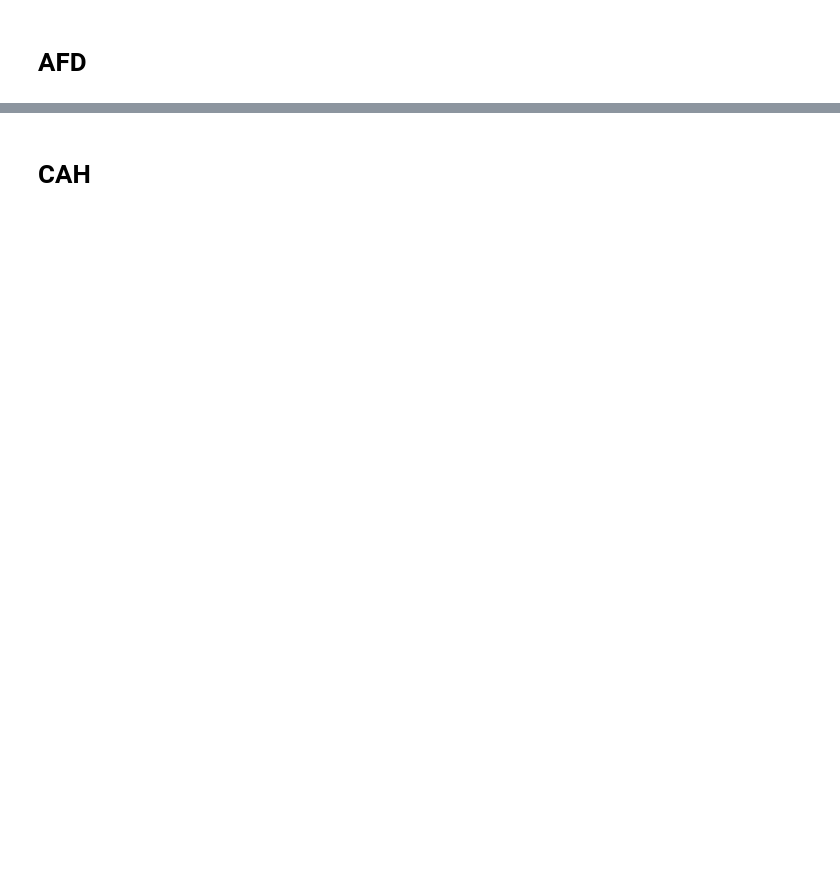
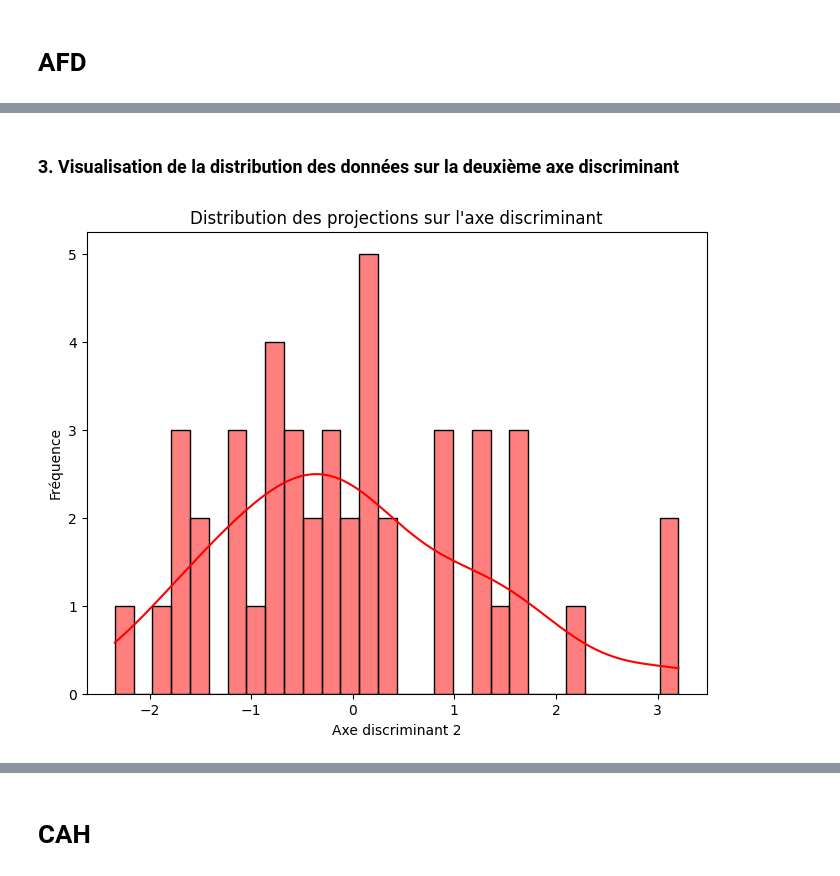
Before and after one commit to mohammed-elkyoud/Data-analyst-project-using-the-World-Bank-API, a Jupyter notebook: Developpement humain et societe.ipynb, the cells around one changed output, grey strips where cells are left out. Saved outputs shown, nothing was run; the diff lists cells and outputs as text; code cells hidden in the pictures; blank space fills up the shorter version.

```diff
--- a/Developpement humain et societe.ipynb
+++ b/Developpement humain et societe.ipynb
@@ -365,3 +364,14 @@ plt.show()
+# %% [markdown]
+### 3. Visualisation de la distribution des données sur la deuxième axe discriminant
+# %%
+plt.figure(figsize=(8, 6))
+sns.histplot(X_lda[:, 1], kde=True, color='red', bins=30)
+plt.title("Distribution des projections sur l'axe discriminant")
+plt.xlabel("Axe discriminant 2")
+plt.ylabel("Fréquence")
+plt.show()
+# %% [output]
+[figure, added]
 # %%
 # Visualisation de la projection des données sur l'axe discriminant (1D) avec taille des points et couleurs ajustées
 plt.figure(figsize=(8, 5))
```
Also changed, not shown: parts of 26 cells of this notebook, 2 other files.
